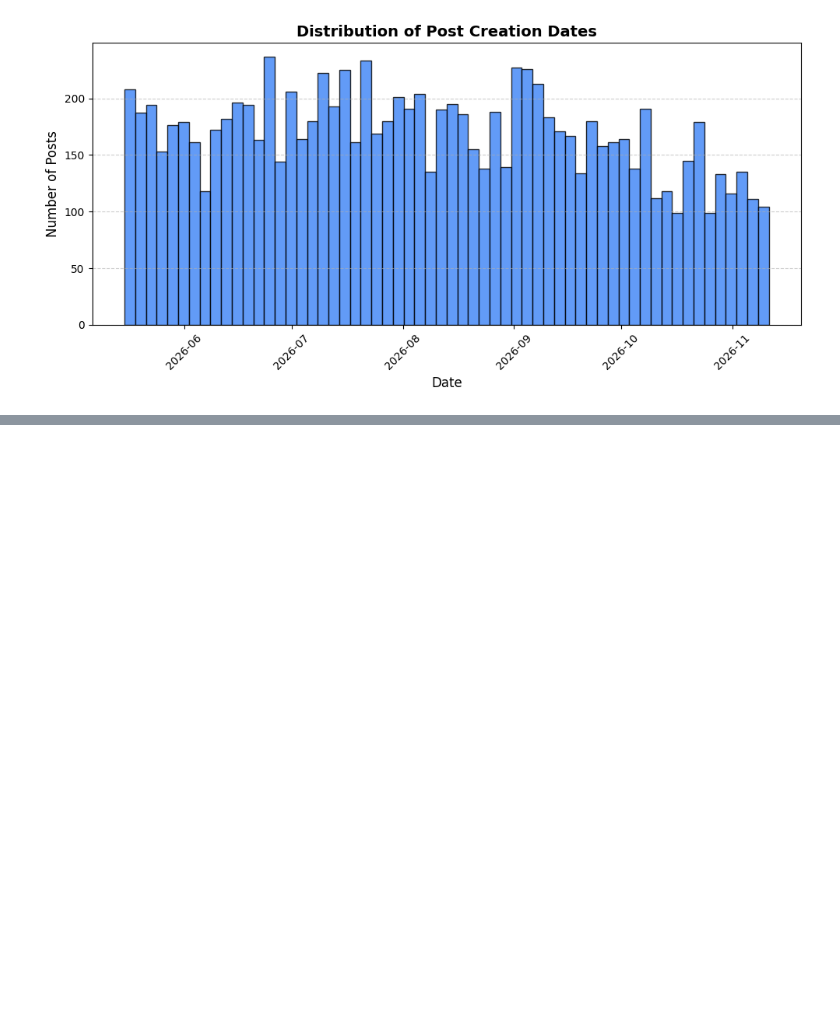
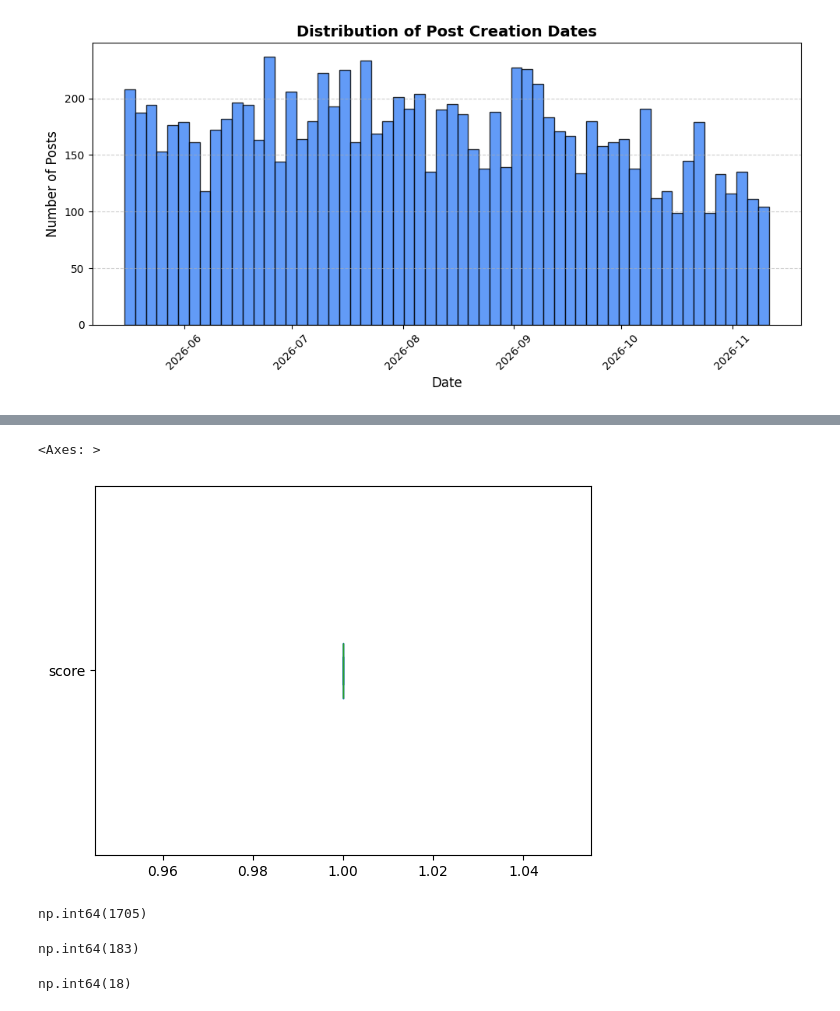
Before and after one commit to saakethk/deepsift, a Jupyter notebook: explore_relevant_posts.ipynb, the cells around one changed output, grey strips where cells are left out. Drawn from its saved outputs; the diff is of its cells as text; code cells hidden in the pictures; blank space fills up the shorter version.

```diff
--- a/explore_relevant_posts.ipynb
+++ b/explore_relevant_posts.ipynb
@@ -351,0 +177,2 @@ print(df_top_keywords.head(20))
+# %%
+scores = df_sample_posts["score"]
@@ -351,0 +191,17 @@ print(df_top_keywords.head(20))
+# %%
+scores.plot.box(showfliers=False, vert=False)
+# %% [output]
+<Axes: >
+[figure, added]
+# %%
+(scores > 1).sum()
+# %% [output]
+np.int64(1705)
+# %%
+(scores > 10).sum()
+# %% [output]
+np.int64(183)
+# %%
+(scores > 100).sum()
+# %% [output]
+np.int64(18)
```
Also changed, not shown: parts of 24 cells of this notebook.
